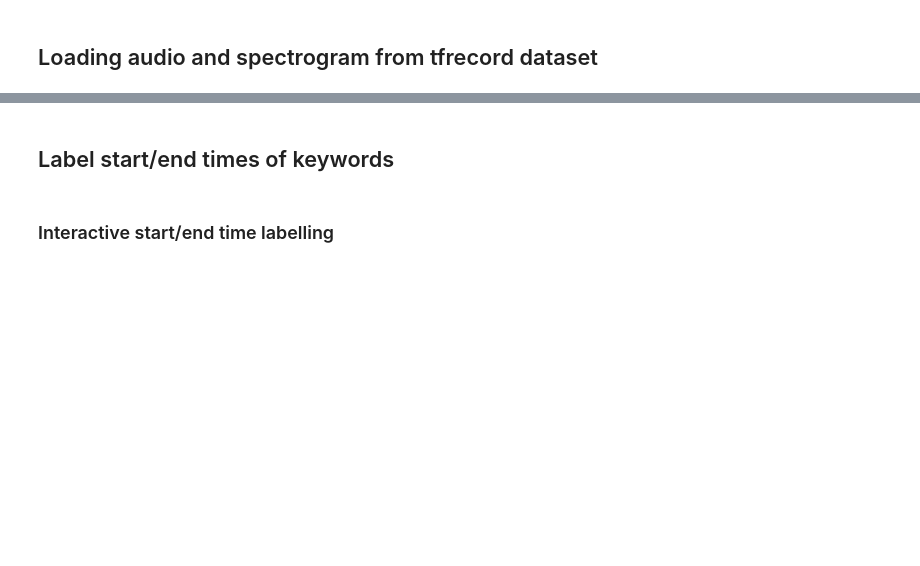
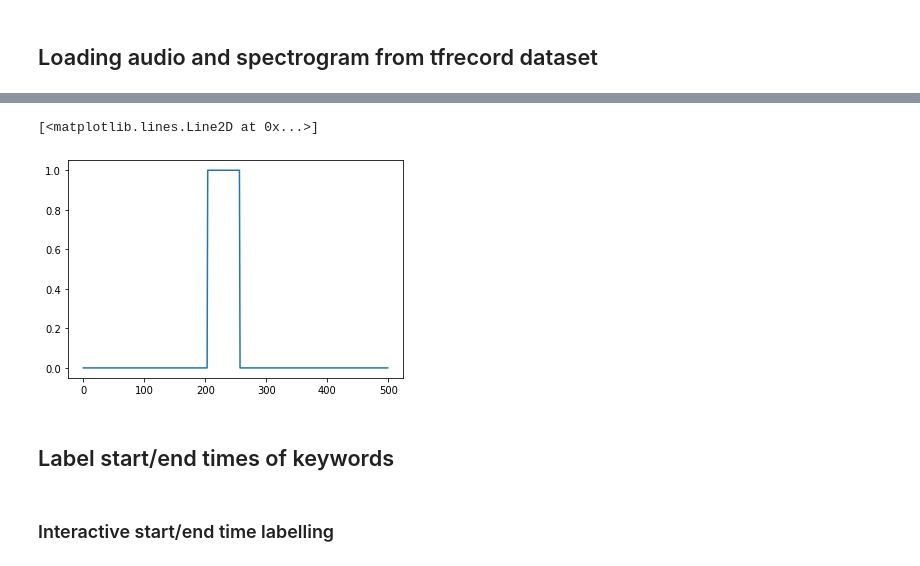
Before and after one commit to ilyakava/py3fst, a Jupyter notebook: data_augment.ipynb, the cells around one changed output, grey strips where cells are left out. Cells and saved outputs as stored; diff of their text form; code cells hidden in the pictures; blank space fills up the shorter version.

```diff
--- a/data_augment.ipynb
+++ b/data_augment.ipynb
@@ -522,3 +518,10 @@ specs[i][0,:].shape
+# %%
+plt.figure()
+
+plt.plot(spec_labs[i])
+# %% [output]
+[<matplotlib.lines.Line2D at 0x...>]
+[figure, added]
 # %% [markdown]
 ## Label start/end times of keywords
 # %%
```
Also changed, not shown: parts of 6 cells of this notebook, 10 other files.
